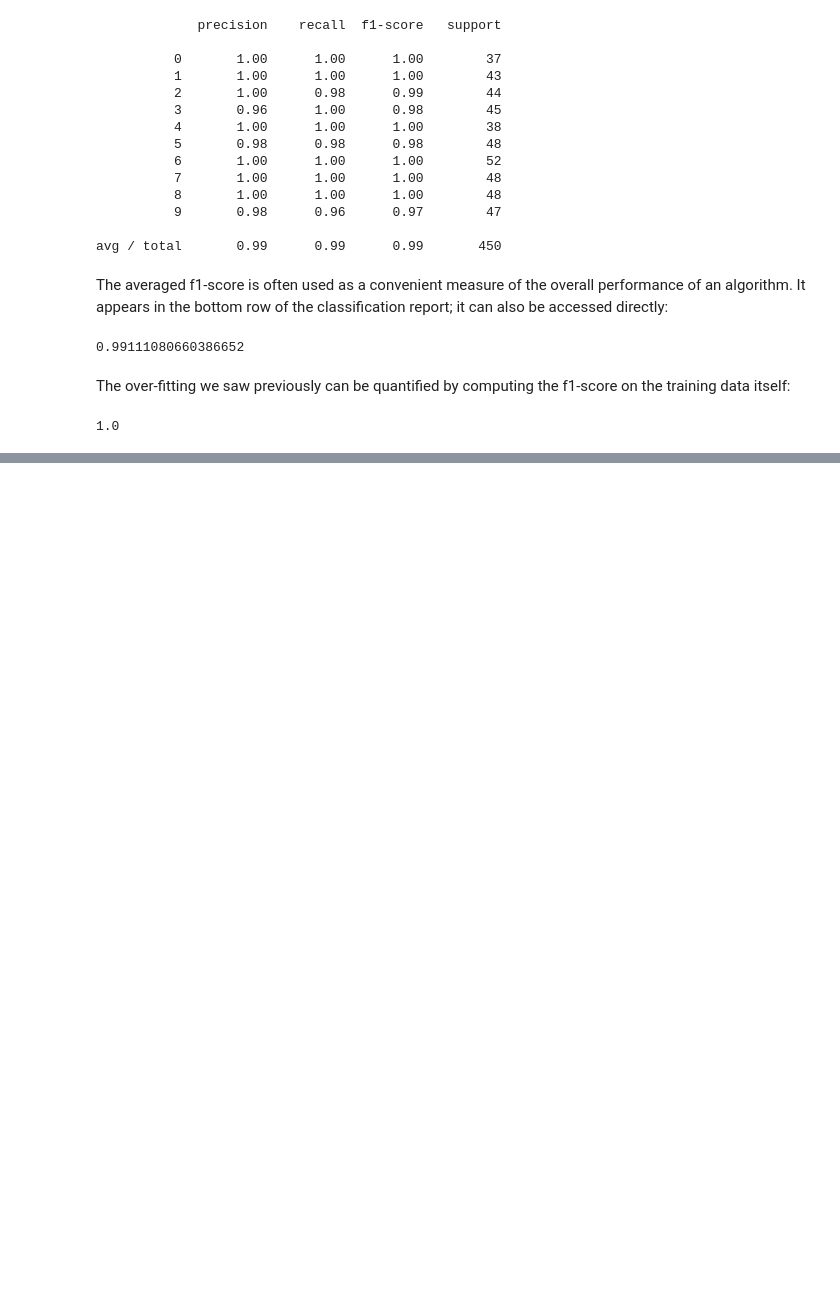
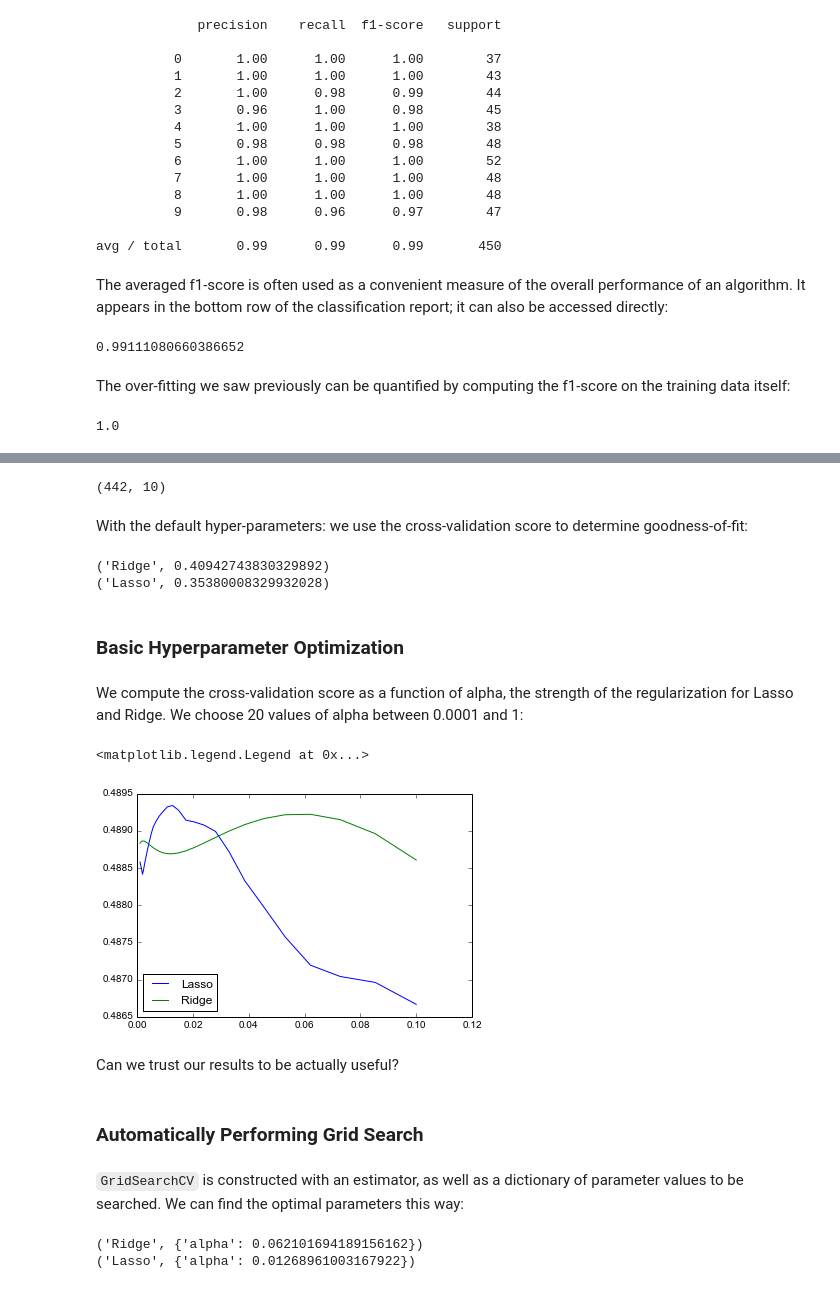
Before and after one commit to GaelVaroquaux/sklearn_ensae_course, a Jupyter notebook: rendered_notebooks/05_measuring_prediction_performance.ipynb, the cells around one changed output, grey strips where cells are left out. Cells and saved outputs as stored; diff of their text form; code cells hidden in the pictures; blank space fills up the shorter version.

```diff
--- a/rendered_notebooks/05_measuring_prediction_performance.ipynb
+++ b/rendered_notebooks/05_measuring_prediction_performance.ipynb
@@ -157,8 +146,0 @@ as we did with the classification case:
-# %%
-data = load_boston()
-X = data.data
-y = data.target
-X_train, X_test, y_train, y_test = cross_validation.train_test_split(
-    X, y, test_size=0.25, random_state=0)
-
-print("%r, %r, %r" % (X.shape, X_train.shape, X_test.shape))
@@ -240,0 +246,37 @@ from sklearn.neighbors import KNeighborsClassifier
+# %%
+from sklearn.datasets import load_diabetes
+data = load_diabetes()
+X, y = data.data, data.target
+print(X.shape)
+# %% [output]
+(442, 10)
+# %% [markdown]
+With the default hyper-parameters: we use the cross-validation score to determine goodness-of-fit:
+# %%
+from sklearn.linear_model import Ridge, Lasso
+
+for Model in [Ridge, Lasso]:
+    model = Model()
+    print(Model.__name__, cross_val_score(model, X, y).mean())
+# %% [output]
+('Ridge', 0.40942743830329892)
+('Lasso', 0.35380008329932028)
+# %% [markdown]
+### Basic Hyperparameter Optimization
+# %% [markdown]
+We compute the cross-validation score as a function of alpha, the strength of the regularization for Lasso and Ridge. We choose 20 values of alpha between 0.0001 and 1:
+# %%
+alphas = np.logspace(-3, -1, 30)
+
+for Model in [Lasso, Ridge]:
+    scores = [cross_val_score(Model(alpha), X, y, cv=3).mean()
+              for alpha in alphas]
+    plt.plot(alphas, scores, label=Model.__name__)
+plt.legend(loc='lower left')
+# %% [output]
+<matplotlib.legend.Legend at 0x...>
+[figure, added]
+# %% [markdown]
+Can we trust our results to be actually useful?
+# %% [markdown]
+### Automatically Performing Grid Search
@@ -240,0 +285,11 @@ from sklearn.neighbors import KNeighborsClassifier
+# %% [markdown]
+``GridSearchCV`` is constructed with an estimator, as well as a dictionary
+of parameter values to be searched.  We can find the optimal parameters this
+way:
+# %%
+for Model in [Ridge, Lasso]:
+    gscv = GridSearchCV(Model(), dict(alpha=alphas), cv=3).fit(X, y)
+    print(Model.__name__, gscv.best_params_)
+# %% [output]
+('Ridge', {'alpha': 0.062101694189156162})
+('Lasso', {'alpha': 0.01268961003167922})
```
Also changed, not shown: parts of 35 cells of this notebook, 13 other files.
